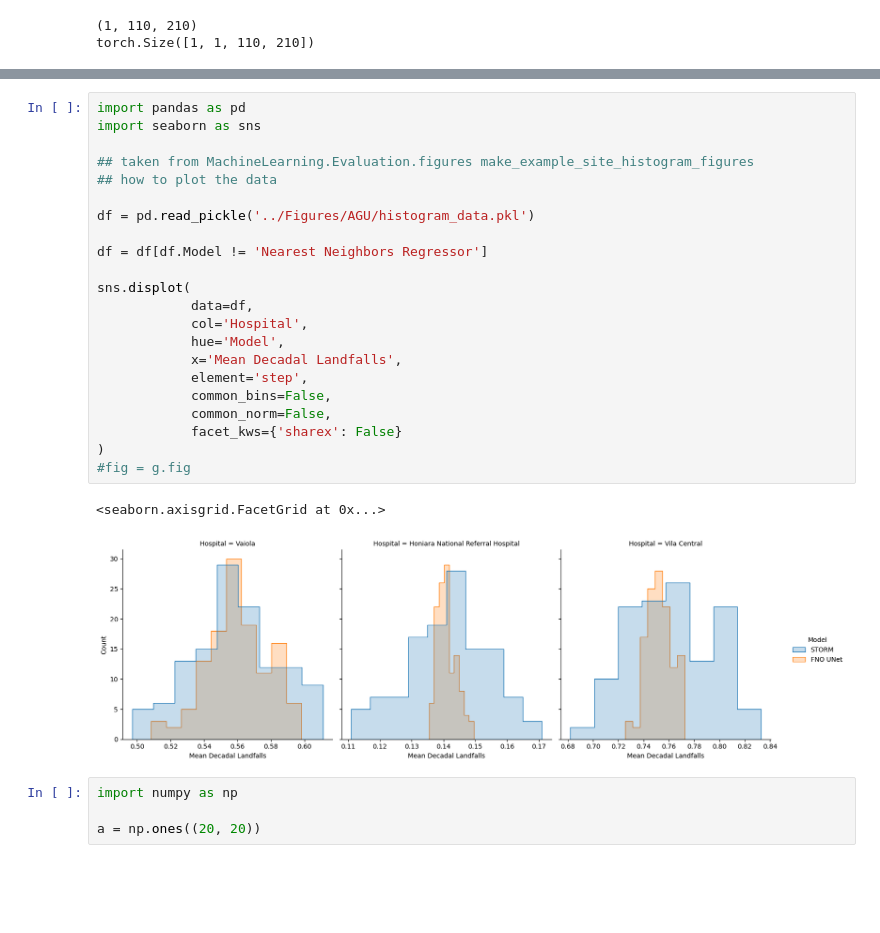
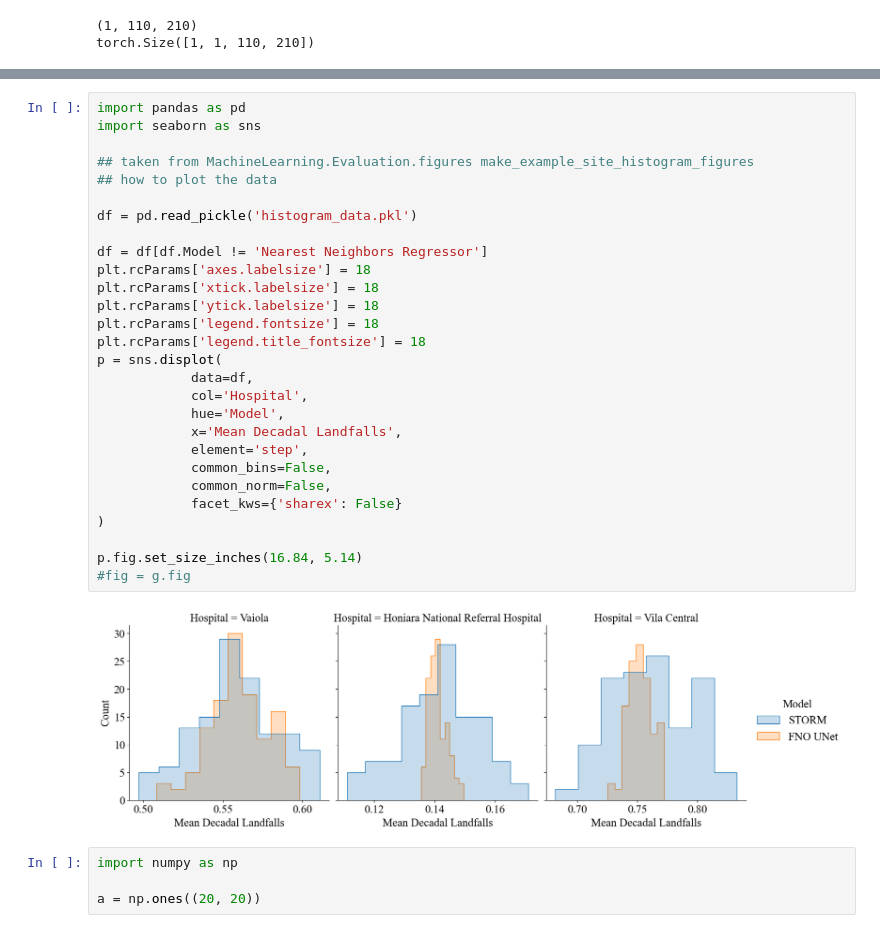
Before and after one commit to EMPIRIC2/EMPIRIC_TC, a Jupyter notebook: notebooks/plot_example_genesis.ipynb, the cells around one changed output, grey strips where cells are left out. Saved outputs shown, nothing was run; the diff lists cells and outputs as text; blank space fills up the shorter version.

Commit message:
update figures notebook code
Former-commit-id: 1f9432c126c7a571a66dbcd8b6e02fd8355aebb2

```diff
--- a/notebooks/plot_example_genesis.ipynb
+++ b/notebooks/plot_example_genesis.ipynb
@@ -148,28 +114,33 @@ NameError: name 'prediction' is not defined
 # %%
 import pandas as pd
 import seaborn as sns
 
 ## taken from MachineLearning.Evaluation.figures make_example_site_histogram_figures
 ## how to plot the data
 
-df = pd.read_pickle('../Figures/AGU/histogram_data.pkl')
+df = pd.read_pickle('histogram_data.pkl')
 
 df = df[df.Model != 'Nearest Neighbors Regressor']
-
-sns.displot(
+plt.rcParams['axes.labelsize'] = 18
+plt.rcParams['xtick.labelsize'] = 18
+plt.rcParams['ytick.labelsize'] = 18
+plt.rcParams['legend.fontsize'] = 18
+plt.rcParams['legend.title_fontsize'] = 18
+p = sns.displot(
             data=df,
             col='Hospital',
             hue='Model',
             x='Mean Decadal Landfalls',
             element='step',
             common_bins=False,
             common_norm=False,
             facet_kws={'sharex': False}
 )
+
+p.fig.set_size_inches(16.84, 5.14)
 #fig = g.fig
 # %% [output]
-<seaborn.axisgrid.FacetGrid at 0x...>
-[figure, old version]
+[figure, new version]
 # %%
 import numpy as np
 
```
Also changed, not shown: parts of 4 cells of this notebook, 9 other files.
